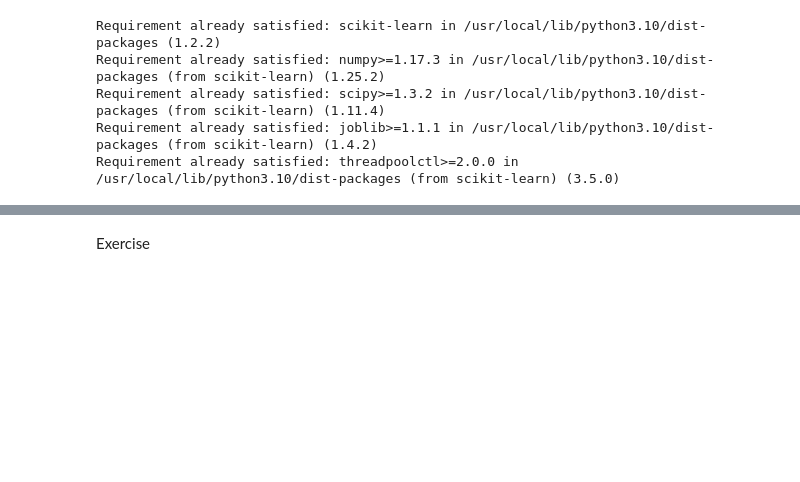
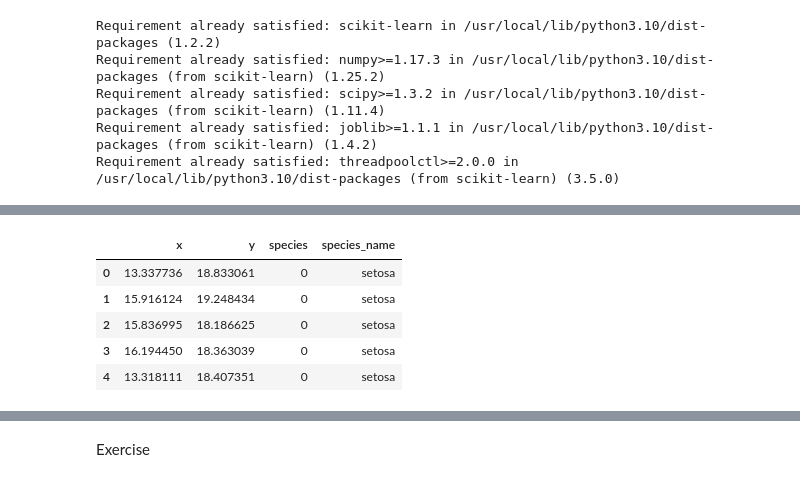
Before and after one commit to riddlemeS4m/machine-learning-scientist-datacamp, a Jupyter notebook: module-3-unsupervised-learning/tsne.ipynb, the cells around one changed output, grey strips where cells are left out. Saved outputs shown, nothing was run; the diff lists cells and outputs as text; code cells hidden in the pictures; blank space fills up the shorter version.

```diff
--- a/module-3-unsupervised-learning/tsne.ipynb
+++ b/module-3-unsupervised-learning/tsne.ipynb
@@ -31,0 +71,14 @@ ys = transformed[:,1]
+# %%
+transformed_df = pd.DataFrame()
+transformed_df['x'] = xs
+transformed_df['y'] = ys
+transformed_df['species'] = species
+transformed_df['species_name'] = transformed_df['species'].map({0:'setosa', 2:'versicolor', 1:'virginica'})
+transformed_df.head()
+# %% [output]
+|  | x | y | species | species_name |
+| 0 | 13.337736 | 18.833061 | 0 | setosa |
+| 1 | 15.916124 | 19.248434 | 0 | setosa |
+| 2 | 15.836995 | 18.186625 | 0 | setosa |
+| 3 | 16.194450 | 18.363039 | 0 | setosa |
+| 4 | 13.318111 | 18.407351 | 0 | setosa |
```
Also changed, not shown: parts of 10 cells of this notebook.
